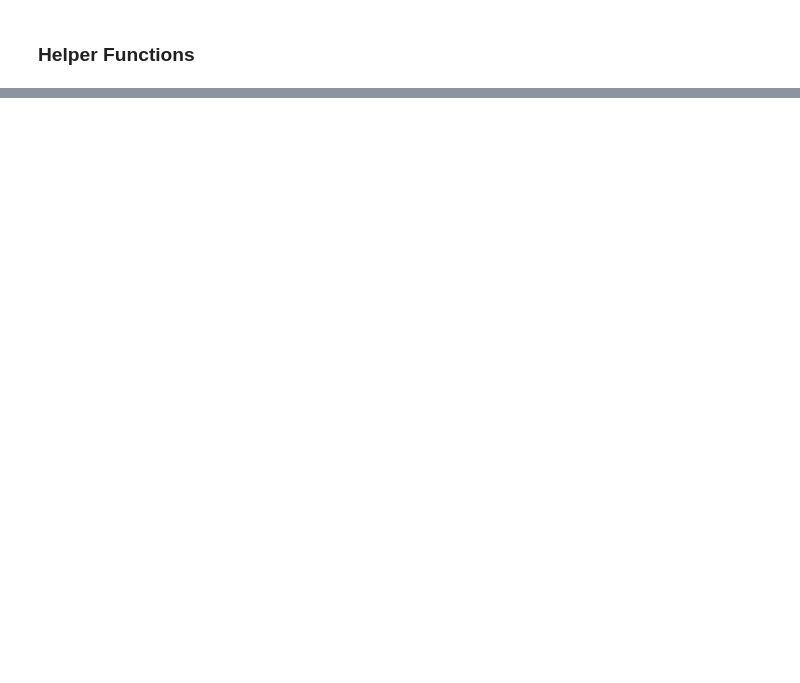
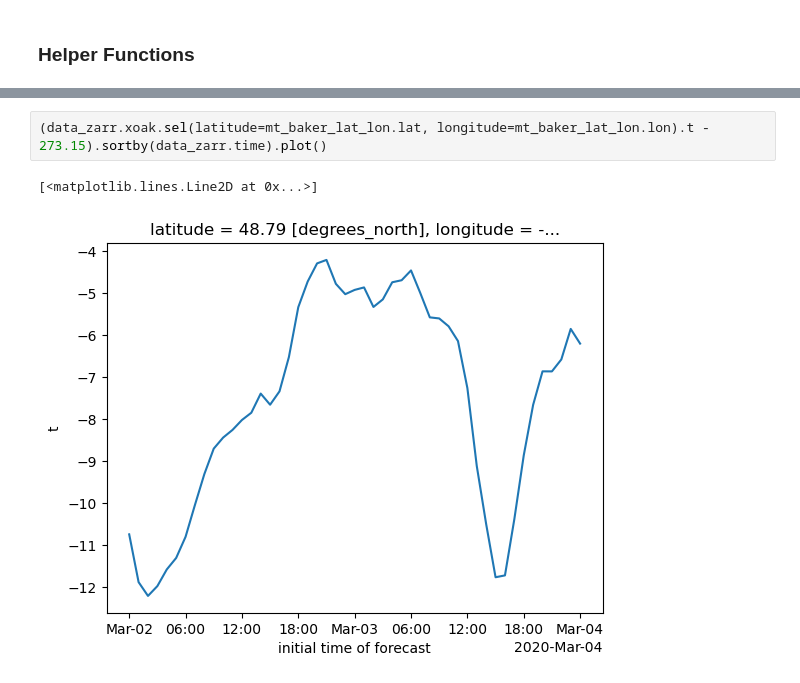
Before and after one commit to jakes44/skagit-met, a Jupyter notebook: hrrr_model_downloader_notebook.ipynb, the cells around one changed output, grey strips where cells are left out. Cells and saved outputs as stored; diff of their text form; blank space fills up the shorter version.

```diff
--- a/hrrr_model_downloader_notebook.ipynb
+++ b/hrrr_model_downloader_notebook.ipynb
@@ -466,0 +180,5 @@ x,y
+# %%
+(data_zarr.xoak.sel(latitude=mt_baker_lat_lon.lat, longitude=mt_baker_lat_lon.lon).t - 273.15).sortby(data_zarr.time).plot()
+# %% [output]
+[<matplotlib.lines.Line2D at 0x...>]
+[figure, added]
```
Also changed, not shown: parts of 50 cells of this notebook, 6 other files.
